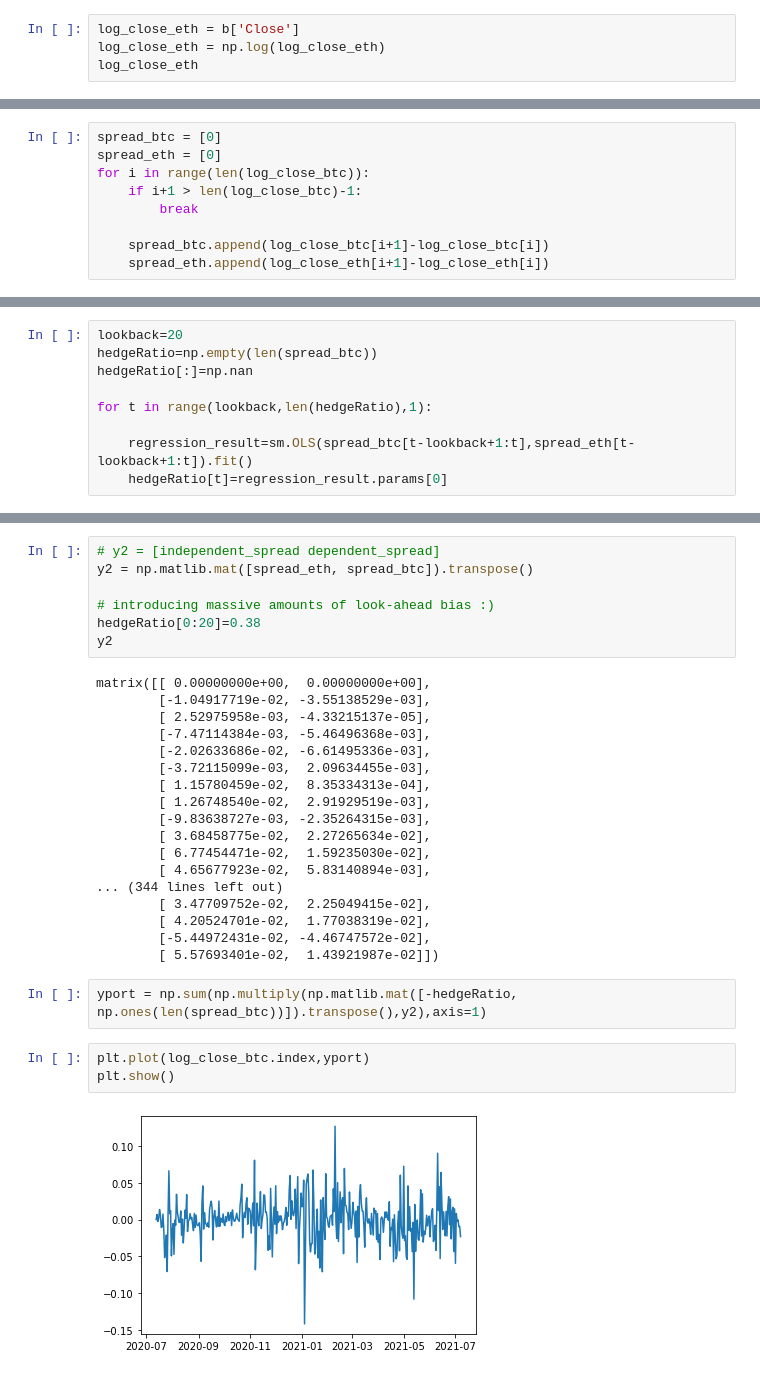
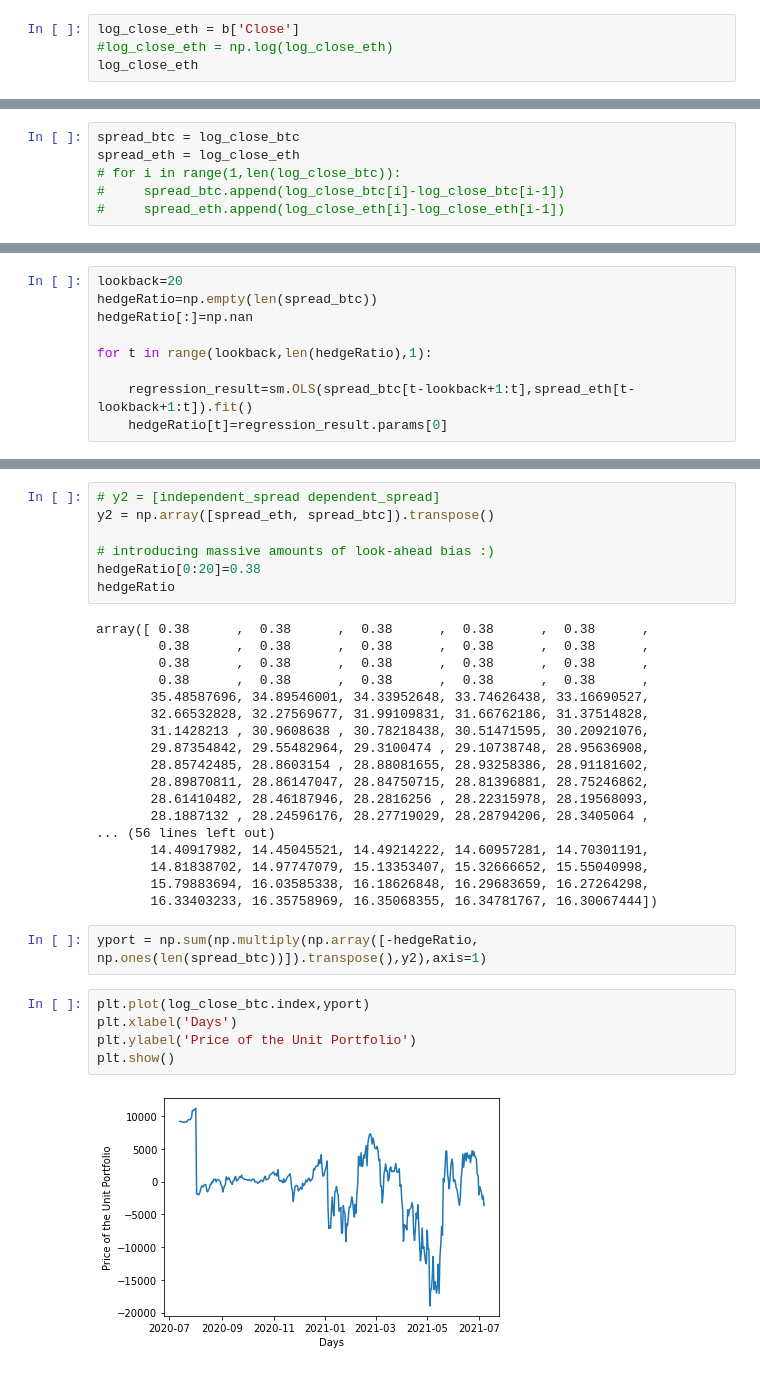
Before and after one commit to DataTortuga/crypto-pair-trade-analysis, a Jupyter notebook: BTC-ETH-Pair-Trade/BTC-ETH-Pair-Trade2.ipynb, the cells around one changed output, grey strips where cells are left out. Saved outputs shown, nothing was run; the diff lists cells and outputs as text.

```diff
--- a/BTC-ETH-Pair-Trade/BTC-ETH-Pair-Trade2.ipynb
+++ b/BTC-ETH-Pair-Trade/BTC-ETH-Pair-Trade2.ipynb
@@ -214,7 +103,7 @@ Date
 Name: Close, Length: 360, dtype: float64
 # %%
 log_close_eth = b['Close']
-log_close_eth = np.log(log_close_eth)
+#log_close_eth = np.log(log_close_eth)
 log_close_eth
 # %% [output]
 Date
@@ -242,10 +129,7 @@ According to finance theory the log of price is essentially a random walk
 # %%
-spread_btc = [0]
-spread_eth = [0]
-for i in range(len(log_close_btc)):
-    if i+1 > len(log_close_btc)-1:
-        break
-
-    spread_btc.append(log_close_btc[i+1]-log_close_btc[i])
-    spread_eth.append(log_close_eth[i+1]-log_close_eth[i])
+spread_btc = log_close_btc
+spread_eth = log_close_eth
+# for i in range(1,len(log_close_btc)):
+#     spread_btc.append(log_close_btc[i]-log_close_btc[i-1])
+#     spread_eth.append(log_close_eth[i]-log_close_eth[i-1])
 # %%
@@ -364,33 +220,35 @@ array([       nan,        nan,        nan,        nan,        nan,
 # %%
 # y2 = [independent_spread dependent_spread]
-y2 = np.matlib.mat([spread_eth, spread_btc]).transpose()
+y2 = np.array([spread_eth, spread_btc]).transpose()
 
 # introducing massive amounts of look-ahead bias :)
 hedgeRatio[0:20]=0.38
-y2
+hedgeRatio
 # %% [output]
-matrix([[ 0.00000000e+00,  0.00000000e+00],
-        [-1.04917719e-02, -3.55138529e-03],
-        [ 2.52975958e-03, -4.33215137e-05],
-        [-7.47114384e-03, -5.46496368e-03],
-        [-2.02633686e-02, -6.61495336e-03],
-        [-3.72115099e-03,  2.09634455e-03],
-        [ 1.15780459e-02,  8.35334313e-04],
-        [ 1.26748540e-02,  2.91929519e-03],
-        [-9.83638727e-03, -2.35264315e-03],
-        [ 3.68458775e-02,  2.27265634e-02],
-        [ 6.77454471e-02,  1.59235030e-02],
-        [ 4.65677923e-02,  5.83140894e-03],
-... (344 lines left out)
-        [ 3.47709752e-02,  2.25049415e-02],
-        [ 4.20524701e-02,  1.77038319e-02],
-        [-5.44972431e-02, -4.46747572e-02],
-        [ 5.57693401e-02,  1.43921987e-02]])
+array([ 0.38      ,  0.38      ,  0.38      ,  0.38      ,  0.38      ,
+        0.38      ,  0.38      ,  0.38      ,  0.38      ,  0.38      ,
+        0.38      ,  0.38      ,  0.38      ,  0.38      ,  0.38      ,
+        0.38      ,  0.38      ,  0.38      ,  0.38      ,  0.38      ,
+       35.48587696, 34.89546001, 34.33952648, 33.74626438, 33.16690527,
+       32.66532828, 32.27569677, 31.99109831, 31.66762186, 31.37514828,
+       31.1428213 , 30.9608638 , 30.78218438, 30.51471595, 30.20921076,
+       29.87354842, 29.55482964, 29.3100474 , 29.10738748, 28.95636908,
+       28.85742485, 28.8603154 , 28.88081655, 28.93258386, 28.91181602,
+       28.89870811, 28.86147047, 28.84750715, 28.81396881, 28.75246862,
+       28.61410482, 28.46187946, 28.2816256 , 28.22315978, 28.19568093,
+       28.1887132 , 28.24596176, 28.27719029, 28.28794206, 28.3405064 ,
+... (56 lines left out)
+       14.40917982, 14.45045521, 14.49214222, 14.60957281, 14.70301191,
+       14.81838702, 14.97747079, 15.13353407, 15.32666652, 15.55040998,
+       15.79883694, 16.03585338, 16.18626848, 16.29683659, 16.27264298,
+       16.33403233, 16.35758969, 16.35068355, 16.34781767, 16.30067444])
 # %%
-yport = np.sum(np.multiply(np.matlib.mat([-hedgeRatio, np.ones(len(spread_btc))]).transpose(),y2),axis=1)
+yport = np.sum(np.multiply(np.array([-hedgeRatio, np.ones(len(spread_btc))]).transpose(),y2),axis=1)
 # %%
 plt.plot(log_close_btc.index,yport)
+plt.xlabel('Days')
+plt.ylabel('Price of the Unit Portfolio')
 plt.show()
 # %% [output]
-[figure, old version]
+[figure, new version]
 # %%
```
Also changed, not shown: parts of 54 cells of this notebook, 1 other file.
